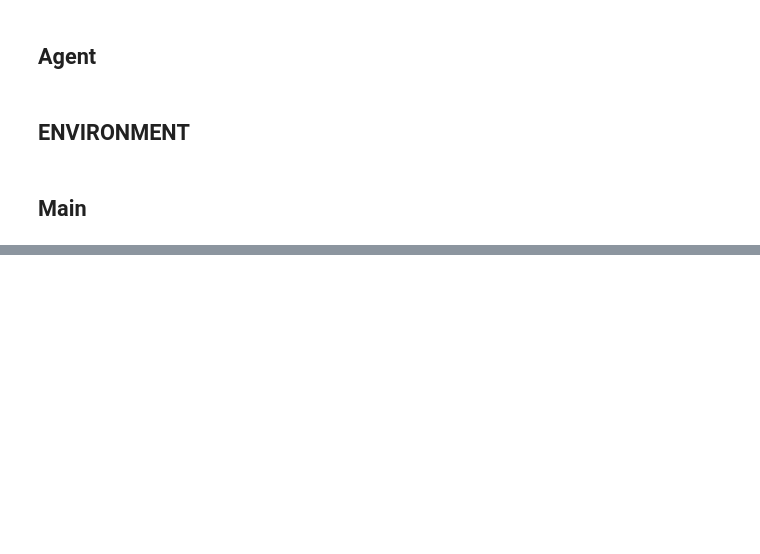
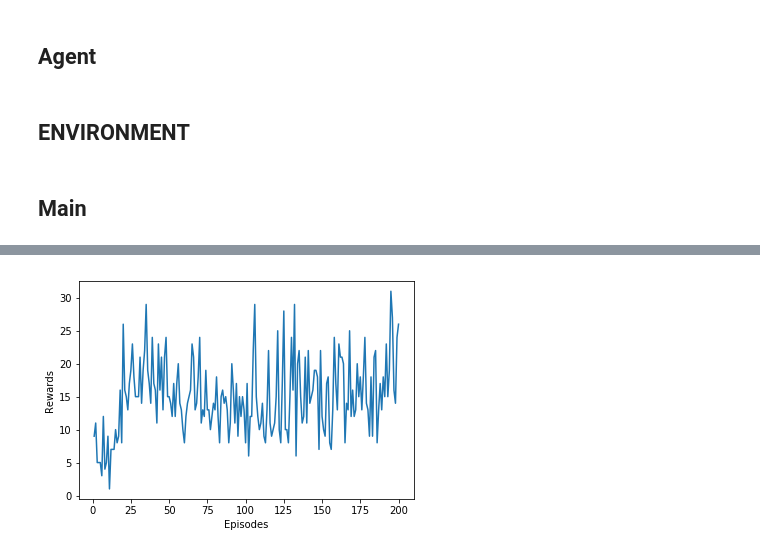
Before and after one commit to cshreyastech/ReinforcementLearning, a Jupyter notebook: RBE-595-DRL/keras/Final/Seaquest-DDQN.ipynb, the cells around one changed output, grey strips where cells are left out. Cells and saved outputs as stored; diff of their text form; code cells hidden in the pictures; blank space fills up the shorter version.

```diff
--- a/RBE-595-DRL/keras/Final/Seaquest-DDQN.ipynb
+++ b/RBE-595-DRL/keras/Final/Seaquest-DDQN.ipynb
@@ -265,7 +267,12 @@ actionCnt = env.env.action_space.n
 
 agent = Agent(stateCnt, actionCnt)
 randomAgent = RandomAgent(actionCnt)
+
 Rewards = []
+Time_steps = []
+
+max_timesteps = 200
+
 try:
     print("Initialization with random agent...")
     while randomAgent.exp < MEMORY_CAPACITY:
@@ -277,9 +284,15 @@ try:
     randomAgent = None
 
     print("Starting learning")
-    while True:
+
+    for t in range(max_timesteps):
+#     while True:
         R = env.run(agent)
+        print("Time step {}, Reward {}".format((t + 1), R))
+
+        Time_steps.append(t + 1)
         Rewards.append(R)
+
 finally:
     print("done...")
 #     agent.brain.model.save("Seaquest-DQN-PER.h5")
@@ -298,0 +324,10 @@ Use Pillow instead: ``numpy.array(Image.fromarray(arr).resize())``.
+# %%
+# Plotting
+# print(Time_steps)
+# print(Rewards)
+plt.plot(Time_steps, Rewards)
+plt.xlabel('Episodes')
+plt.ylabel('Rewards')
+plt.show()
+# %% [output]
+[figure, added]
```
Also changed, not shown: parts of 3 cells of this notebook, 4 other files.
